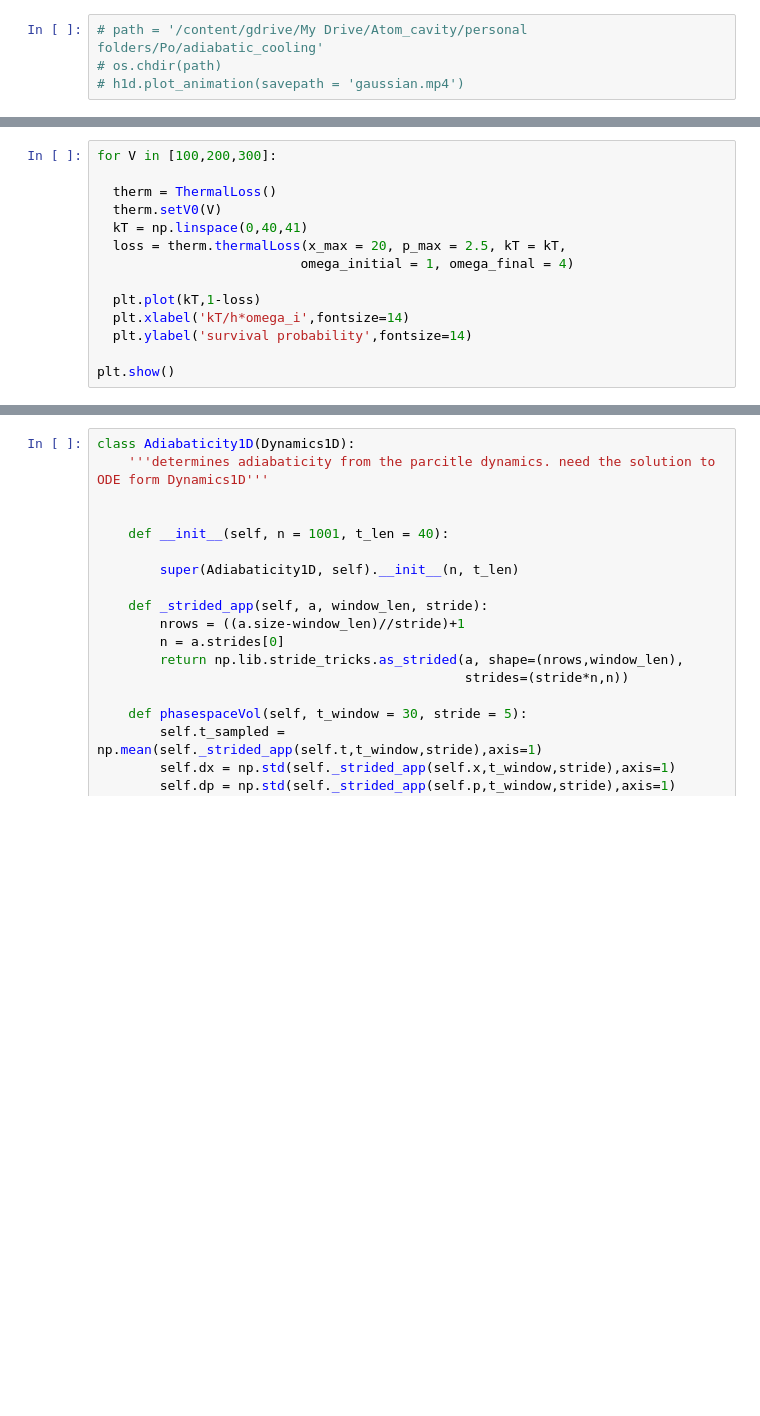
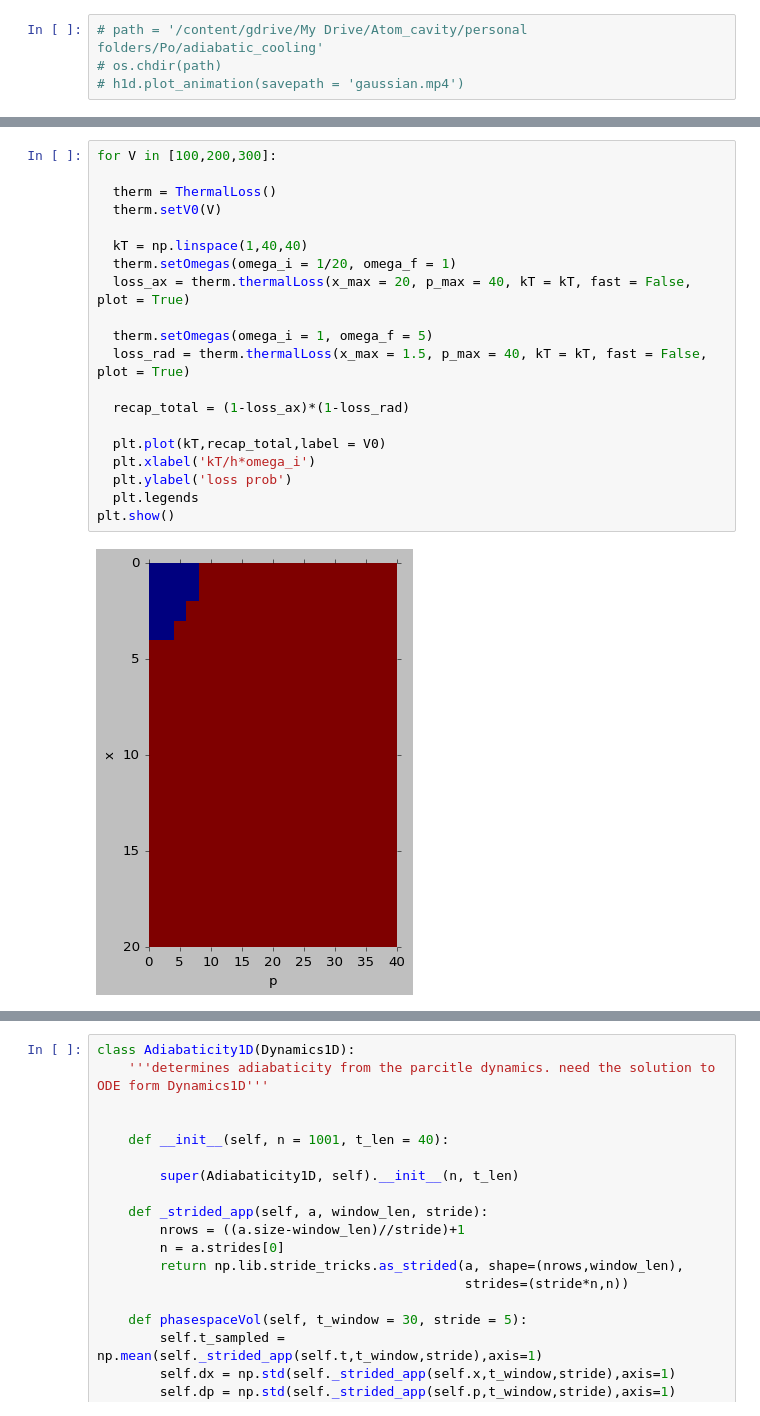
Before and after one commit to polnops/adiabatic_loading, a Jupyter notebook: tweezer_loading.ipynb, the cells around one changed output, grey strips where cells are left out. Saved outputs shown, nothing was run; the diff lists cells and outputs as text; blank space fills up the shorter version.

```diff
--- a/tweezer_loading.ipynb
+++ b/tweezer_loading.ipynb
@@ -274,14 +300,22 @@ plt.ylabel('loss prob')
 # %%
 for V in [100,200,300]:
 
   therm = ThermalLoss()
   therm.setV0(V)
-  kT = np.linspace(0,40,41)
-  loss = therm.thermalLoss(x_max = 20, p_max = 2.5, kT = kT,
-                          omega_initial = 1, omega_final = 4)
 
-  plt.plot(kT,1-loss)
-  plt.xlabel('kT/h*omega_i',fontsize=14)
-  plt.ylabel('survival probability',fontsize=14)
+  kT = np.linspace(1,40,40)
+  therm.setOmegas(omega_i = 1/20, omega_f = 1)
+  loss_ax = therm.thermalLoss(x_max = 20, p_max = 40, kT = kT, fast = False, plot = True)
 
+  therm.setOmegas(omega_i = 1, omega_f = 5)
+  loss_rad = therm.thermalLoss(x_max = 1.5, p_max = 40, kT = kT, fast = False, plot = True)
+
+  recap_total = (1-loss_ax)*(1-loss_rad)
+
+  plt.plot(kT,recap_total,label = V0)
+  plt.xlabel('kT/h*omega_i')
+  plt.ylabel('loss prob')
+  plt.legends
 plt.show()
+# %% [output]
+[figure, added]
```
Also changed, not shown: parts of 8 cells of this notebook.
